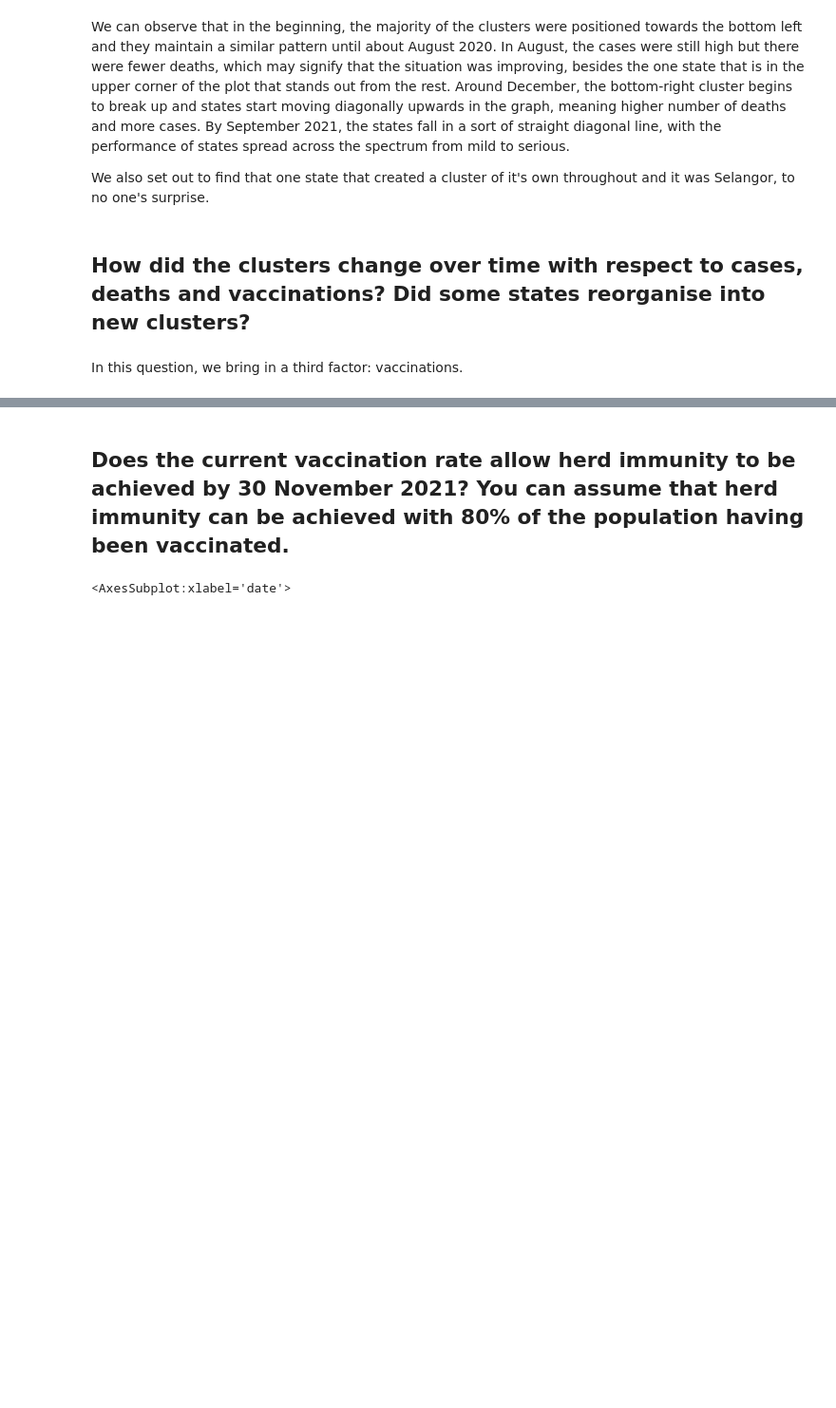
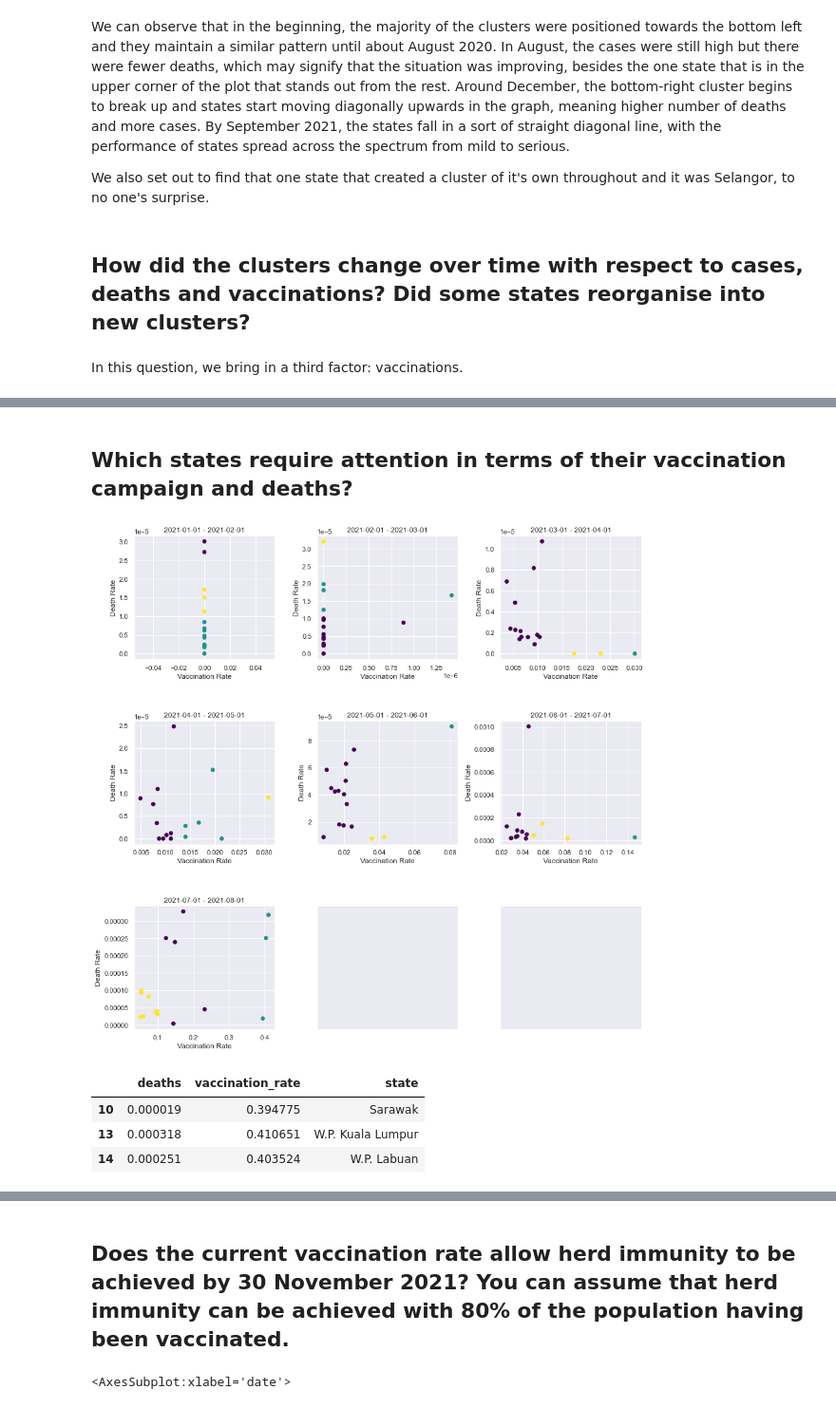
Before and after one commit to sidharrth2002/covid-streamlit-2, a Jupyter notebook: exploration.ipynb, the cells around one changed output, grey strips where cells are left out. Shown at 95% size. Saved outputs shown, nothing was run; the diff lists cells and outputs as text; code cells hidden in the pictures; blank space fills up the shorter version.

Commit message:
covid clusters

```diff
--- a/exploration.ipynb
+++ b/exploration.ipynb
@@ -1203,0 +1206,69 @@ for i, date_range in enumerate(ranges):
+# %% [markdown]
+## Which states require attention in terms of their vaccination campaign and deaths?
+# %%
+sns.set(rc={'figure.figsize':(18, 3)})
+nrows = 3
+ncols = 3
+fig, axes = plt.subplots(3, 3, figsize=(15, 15), facecolor='w', edgecolor='k')
+fig.subplots_adjust(hspace = .5, wspace=.3)
+fig.set_visible(True)
+
+for ax in axes.flatten():
+    ax.set_xticks([])
+    ax.set_yticks([])
+
+grid_combos = []
+for i in range(1, 20):
+    grid_combos.append((nrows, ncols, i))
+
+dates = ['2021-01-01', '2021-02-01', '2021-03-01', '2021-04-01', '2021-05-01', '2021-06-01', '2021-07-01', '2021-08-01']
+ranges = [(dates[i], dates[i+1]) for i in range(len(dates)-1)]
+
+for i, date_range in enumerate(ranges):
+    cases_state_date = cases_state[(cases_state['date'] >= date_range[0]) & (cases_state['date'] < date_range[1])]
+    deaths_state_date = deaths_state[(deaths_state['date'] >= date_range[0]) & (deaths_state['date'] < date_range[1])]
+    vax_state_date = vax_state[(vax_state['date'] >= date_range[0]) & (vax_state['date'] < date_range[1])]
+
+    cases = []
+    vaccination_rates = []
+    deaths = []
+
+    for state in states:
+        cases.append(cases_state_date[cases_state_date['state'] == state]['cases_new'].sum())
+        deaths.append(deaths_state_date[deaths_state_date['state'] == state]['deaths_new'].sum() / population.loc[population['state'] == state, 'pop'].values[0])
+        # divide number of vaccinations by state population
+        vaccination_rates.append(vax_state_date[vax_state_date['state'] == state]['daily_full'].sum() / population.loc[population['state'] == state, 'pop'].values[0])
+
+    cases_deaths_vaccinations = pd.DataFrame({"state": states, "deaths": deaths, "vaccination_rate": vaccination_rates})
+    # for col in cases_deaths_vaccinations:
+    #     if cases_deaths_vaccinations[col].dtype != 'object':
+    #         cases_deaths_vaccinations[col] = StandardScaler().fit_transform(cases_deaths_vaccinations[[col]])
+
+    cases_deaths_vaccinations.drop(columns=['state'], inplace=True)
+    X_std = cases_deaths_vaccinations
+
+    km = KMeans(n_clusters=3, max_iter=100)
+    y_clusters = km.fit_predict(cases_deaths_vaccinations)
+    centroids = km.cluster_centers_
+
+    # put back state column
+    cases_deaths_vaccinations['state'] = states
+
+    row, col, num = grid_combos[i]
+
+    ax = fig.add_subplot(row, col, num)
+    ax.scatter(cases_deaths_vaccinations['vaccination_rate'], cases_deaths_vaccinations['deaths'], c=y_clusters, cmap='viridis')
+    ax.set_xlabel('Vaccination Rate')
+    ax.set_ylabel('Death Rate')
+    # ax.set_xticks(np.arange(-0.5, 0.5, 0.1))
+    # ax.set_yticks(np.arange(-0.05, 3.5, 0.5))
+    ax.set_title(f"{date_range[0]} - {date_range[1]}")
+# %% [output]
+[figure, added]
+# %%
+cases_deaths_vaccinations[y_clusters == 1]
+# %% [output]
+|  | deaths | vaccination_rate | state |
+| 10 | 0.000019 | 0.394775 | Sarawak |
+| 13 | 0.000318 | 0.410651 | W.P. Kuala Lumpur |
+| 14 | 0.000251 | 0.403524 | W.P. Labuan |
```
Also changed, not shown: parts of 12 cells of this notebook.
